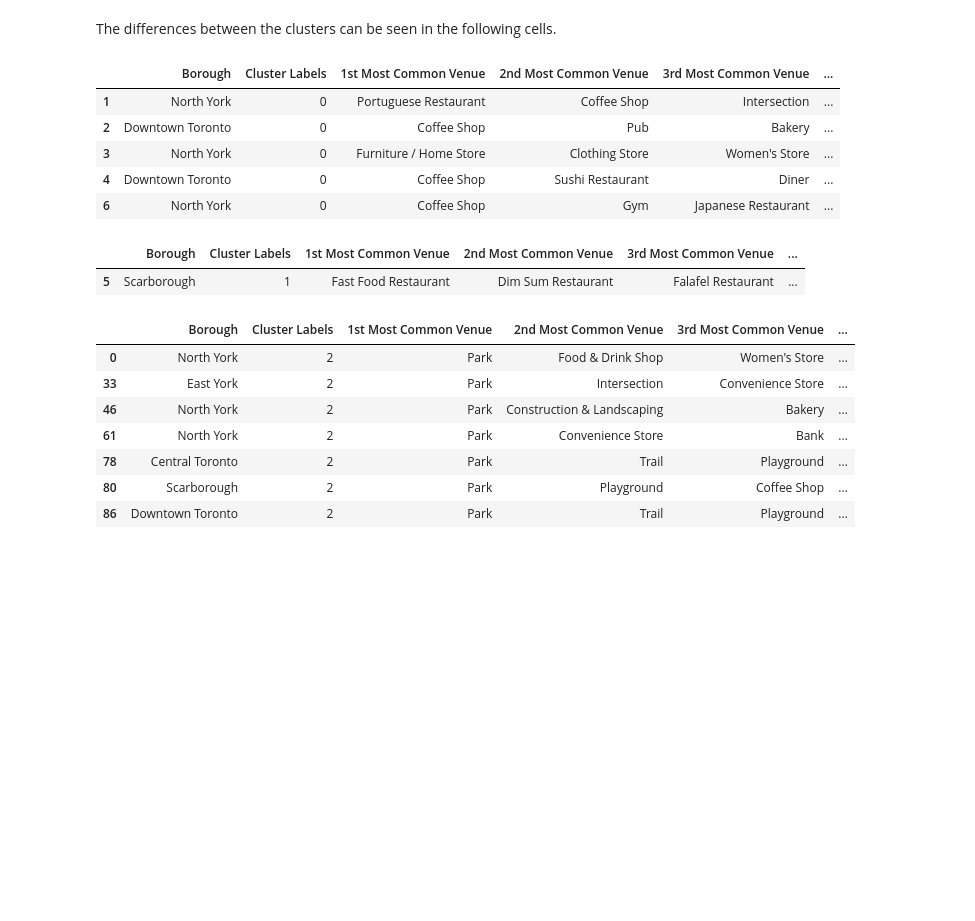
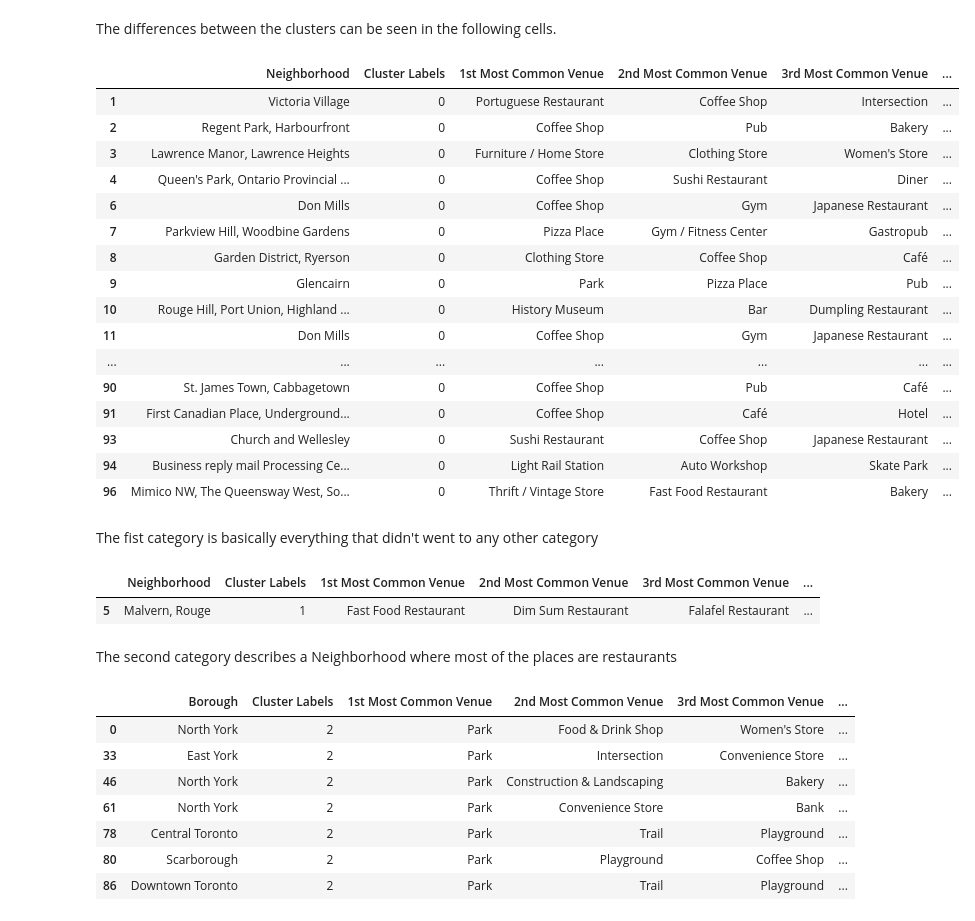
Before and after one commit to OkolelovV/Coursera_Applied_Data_Science_Capstone, a Jupyter notebook: Segmenting and Clustering Neighbourhoods in Toronto - Coursera Project.ipynb, the cells around one changed output. Cells and saved outputs as stored; diff of their text form; code cells hidden in the pictures; blank space fills up the shorter version.

```diff
--- a/Segmenting and Clustering Neighbourhoods in Toronto - Coursera Project.ipynb
+++ b/Segmenting and Clustering Neighbourhoods in Toronto - Coursera Project.ipynb
@@ -398,17 +402,32 @@ map_clusters
 # %% [markdown]
 The differences between the clusters can be seen in the following cells.
 # %%
-toronto_merged.loc[toronto_merged['Cluster Labels'] == 0, toronto_merged.columns[ [1] + list(range(5, toronto_merged.shape[1]))] ].head()
+toronto_merged.loc[toronto_merged['Cluster Labels'] == 0, toronto_merged.columns[ [2] + list(range(5, toronto_merged.shape[1]))] ]
 # %% [output]
-|  | Borough | Cluster Labels | 1st Most Common Venue | 2nd Most Common Venue | 3rd Most Common Venue | ... |
-| 1 | North York | 0 | Portuguese Restaurant | Coffee Shop | Intersection | ... |
-| 2 | Downtown Toronto | 0 | Coffee Shop | Pub | Bakery | ... |
-| 3 | North York | 0 | Furniture / Home Store | Clothing Store | Women's Store | ... |
-| 4 | Downtown Toronto | 0 | Coffee Shop | Sushi Restaurant | Diner | ... |
-| 6 | North York | 0 | Coffee Shop | Gym | Japanese Restaurant | ... |
+|  | Neighborhood | Cluster Labels | 1st Most Common Venue | 2nd Most Common Venue | 3rd Most Common Venue | ... |
+| 1 | Victoria Village | 0 | Portuguese Restaurant | Coffee Shop | Intersection | ... |
+| 2 | Regent Park, Harbourfront | 0 | Coffee Shop | Pub | Bakery | ... |
+| 3 | Lawrence Manor, Lawrence Heights | 0 | Furniture / Home Store | Clothing Store | Women's Store | ... |
+| 4 | Queen's Park, Ontario Provincial ... | 0 | Coffee Shop | Sushi Restaurant | Diner | ... |
+| 6 | Don Mills | 0 | Coffee Shop | Gym | Japanese Restaurant | ... |
+| 7 | Parkview Hill, Woodbine Gardens | 0 | Pizza Place | Gym / Fitness Center | Gastropub | ... |
+| 8 | Garden District, Ryerson | 0 | Clothing Store | Coffee Shop | Café | ... |
+| 9 | Glencairn | 0 | Park | Pizza Place | Pub | ... |
+| 10 | Rouge Hill, Port Union, Highland ... | 0 | History Museum | Bar | Dumpling Restaurant | ... |
+| 11 | Don Mills | 0 | Coffee Shop | Gym | Japanese Restaurant | ... |
+| ... | ... | ... | ... | ... | ... | ... |
+| 90 | St. James Town, Cabbagetown | 0 | Coffee Shop | Pub | Café | ... |
+| 91 | First Canadian Place, Underground... | 0 | Coffee Shop | Café | Hotel | ... |
+| 93 | Church and Wellesley | 0 | Sushi Restaurant | Coffee Shop | Japanese Restaurant | ... |
+| 94 | Business reply mail Processing Ce... | 0 | Light Rail Station | Auto Workshop | Skate Park | ... |
+| 96 | Mimico NW, The Queensway West, So... | 0 | Thrift / Vintage Store | Fast Food Restaurant | Bakery | ... |
+# %% [markdown]
+The fist category is basically everything that didn't went to any other category
 # %%
-toronto_merged.loc[toronto_merged['Cluster Labels'] == 1, toronto_merged.columns[ [1] + list(range(5, toronto_merged.shape[1]))] ]
+toronto_merged.loc[toronto_merged['Cluster Labels'] == 1, toronto_merged.columns[ [2] + list(range(5, toronto_merged.shape[1]))] ]
 # %% [output]
-|  | Borough | Cluster Labels | 1st Most Common Venue | 2nd Most Common Venue | 3rd Most Common Venue | ... |
-| 5 | Scarborough | 1 | Fast Food Restaurant | Dim Sum Restaurant | Falafel Restaurant | ... |
+|  | Neighborhood | Cluster Labels | 1st Most Common Venue | 2nd Most Common Venue | 3rd Most Common Venue | ... |
+| 5 | Malvern, Rouge | 1 | Fast Food Restaurant | Dim Sum Restaurant | Falafel Restaurant | ... |
+# %% [markdown]
+The second category describes a Neighborhood where most of the places are restaurants
 # %%
```
Also changed, not shown: parts of 11 cells of this notebook.
